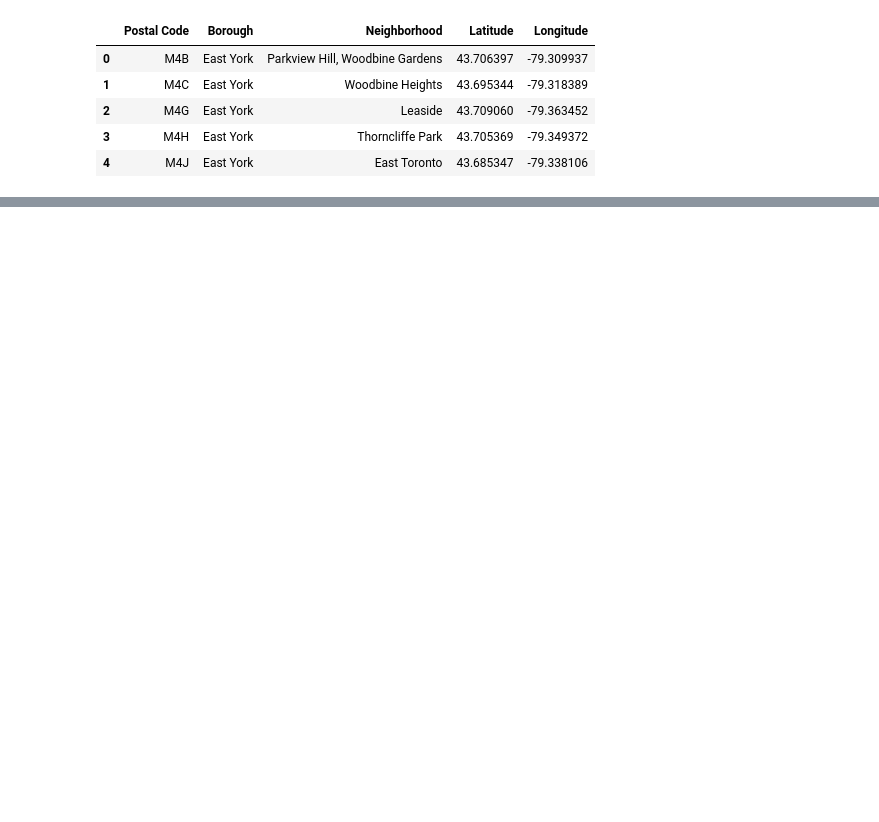
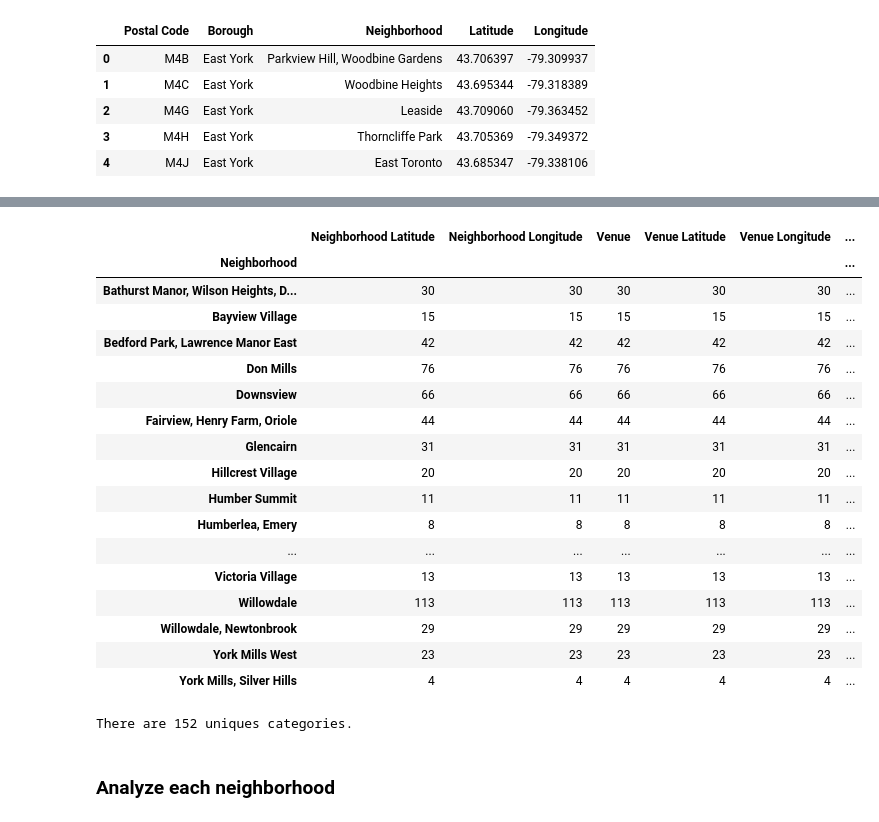
Before and after one commit to sazser/ibm-applied-ds-capstone, a Jupyter notebook: Toronto neighbourhoods.ipynb, the cells around one changed output, grey strips where cells are left out. Saved outputs shown, nothing was run; the diff lists cells and outputs as text; code cells hidden in the pictures; blank space fills up the shorter version.

```diff
--- a/Toronto neighbourhoods.ipynb
+++ b/Toronto neighbourhoods.ipynb
@@ -214,8 +247,8 @@ east_york.head()
 # %%
 # Lets get Borough coordinates
-address = 'East York, Toronto'
+address = 'North York, Toronto'
 
-geolocator = Nominatim(user_agent="explorer")
+geolocator = Nominatim(user_agent="new_explorer")
 location = geolocator.geocode(address)
 latitude = location.latitude
 longitude = location.longitude
@@ -250,0 +365,29 @@ map_borough
+# %%
+# How many venues per neighborhood
+borough_venues.groupby('Neighborhood').count()
+# %% [output]
+|  | Neighborhood Latitude | Neighborhood Longitude | Venue | Venue Latitude | Venue Longitude | ... |
+| Neighborhood |  |  |  |  |  | ... |
+| Bathurst Manor, Wilson Heights, D... | 30 | 30 | 30 | 30 | 30 | ... |
+| Bayview Village | 15 | 15 | 15 | 15 | 15 | ... |
+| Bedford Park, Lawrence Manor East | 42 | 42 | 42 | 42 | 42 | ... |
+| Don Mills | 76 | 76 | 76 | 76 | 76 | ... |
+| Downsview | 66 | 66 | 66 | 66 | 66 | ... |
+| Fairview, Henry Farm, Oriole | 44 | 44 | 44 | 44 | 44 | ... |
+| Glencairn | 31 | 31 | 31 | 31 | 31 | ... |
+| Hillcrest Village | 20 | 20 | 20 | 20 | 20 | ... |
+| Humber Summit | 11 | 11 | 11 | 11 | 11 | ... |
+| Humberlea, Emery | 8 | 8 | 8 | 8 | 8 | ... |
+| ... | ... | ... | ... | ... | ... | ... |
+| Victoria Village | 13 | 13 | 13 | 13 | 13 | ... |
+| Willowdale | 113 | 113 | 113 | 113 | 113 | ... |
+| Willowdale, Newtonbrook | 29 | 29 | 29 | 29 | 29 | ... |
+| York Mills West | 23 | 23 | 23 | 23 | 23 | ... |
+| York Mills, Silver Hills | 4 | 4 | 4 | 4 | 4 | ... |
+# %%
+# How many uniq categories
+print('There are {} uniques categories.'.format(len(borough_venues['Venue Category'].unique())))
+# %% [output]
+There are 152 uniques categories.
+# %% [markdown]
+### Analyze each neighborhood
```
Also changed, not shown: parts of 45 cells of this notebook.
